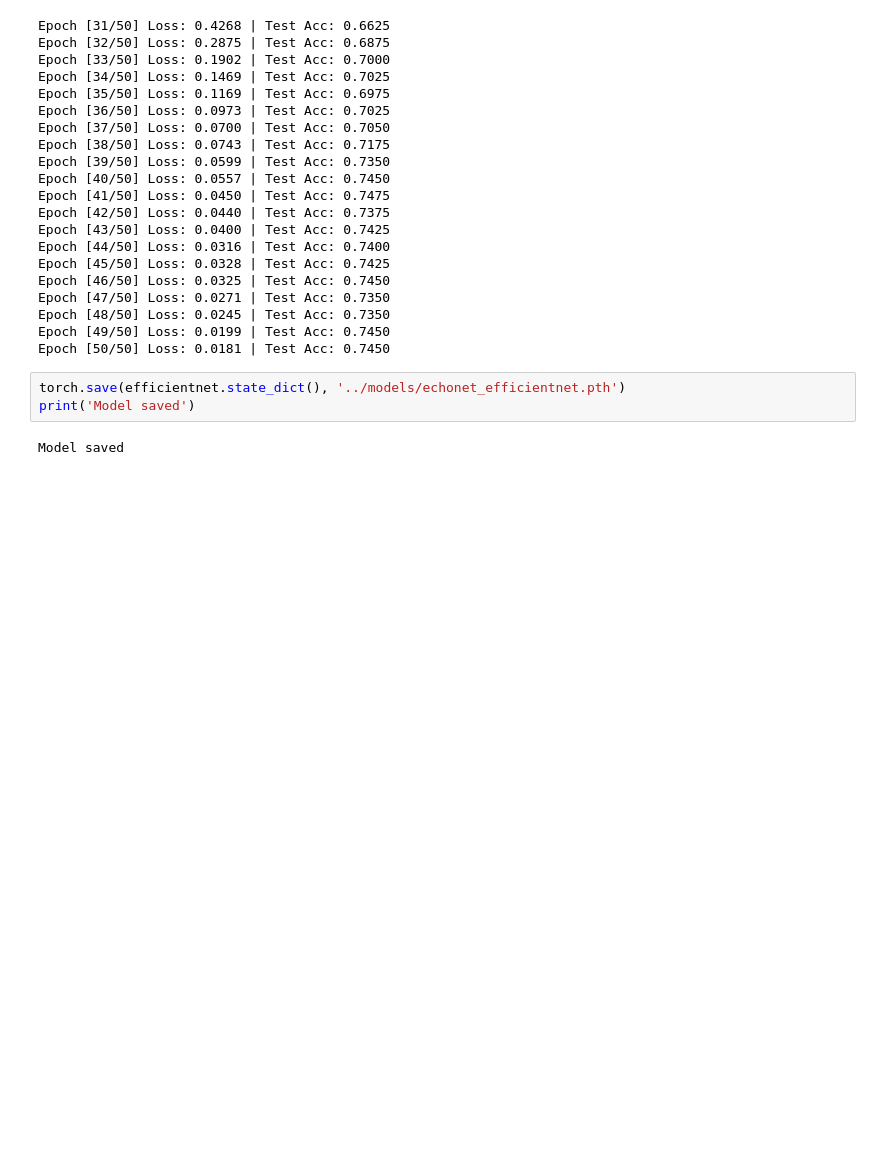
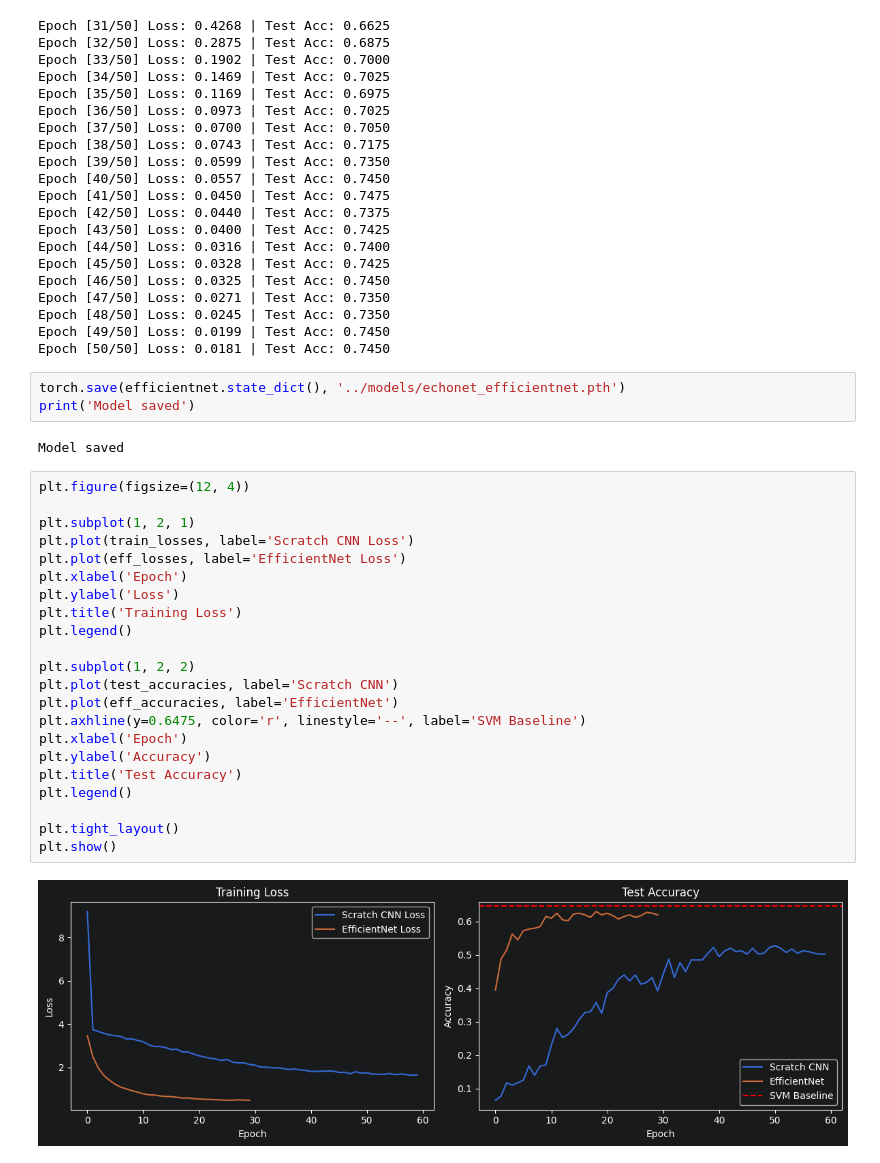
Before and after one commit to aviksarkar0204-stack/EchoNet-, a Jupyter notebook: Notebooks/03_cnn.ipynb, the cells around one changed output. Drawn from its saved outputs; the diff is of its cells as text; blank space fills up the shorter version.

Commit message:
Add training loss and test accuracy visualizations to CNN notebook

```diff
--- a/Notebooks/03_cnn.ipynb
+++ b/Notebooks/03_cnn.ipynb
@@ -467,3 +467,27 @@ torch.save(efficientnet.state_dict(), '../models/echonet_efficientnet.pth')
 print('Model saved')
 # %% [output]
 Model saved
+# %%
+plt.figure(figsize=(12, 4))
+
+plt.subplot(1, 2, 1)
+plt.plot(train_losses, label='Scratch CNN Loss')
+plt.plot(eff_losses, label='EfficientNet Loss')
+plt.xlabel('Epoch')
+plt.ylabel('Loss')
+plt.title('Training Loss')
+plt.legend()
+
+plt.subplot(1, 2, 2)
+plt.plot(test_accuracies, label='Scratch CNN')
+plt.plot(eff_accuracies, label='EfficientNet')
+plt.axhline(y=0.6475, color='r', linestyle='--', label='SVM Baseline')
+plt.xlabel('Epoch')
+plt.ylabel('Accuracy')
+plt.title('Test Accuracy')
+plt.legend()
+
+plt.tight_layout()
+plt.show()
+# %% [output]
+[figure, added]
```
